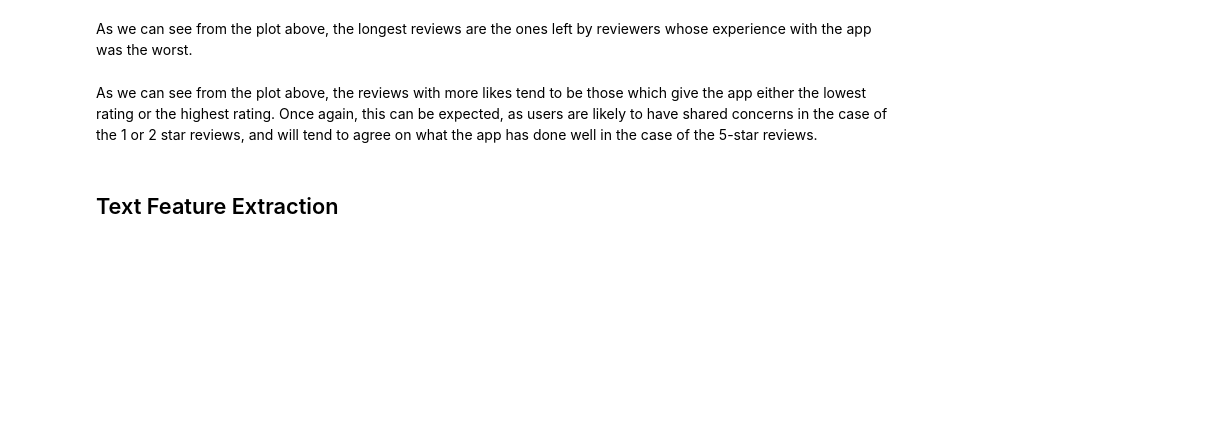
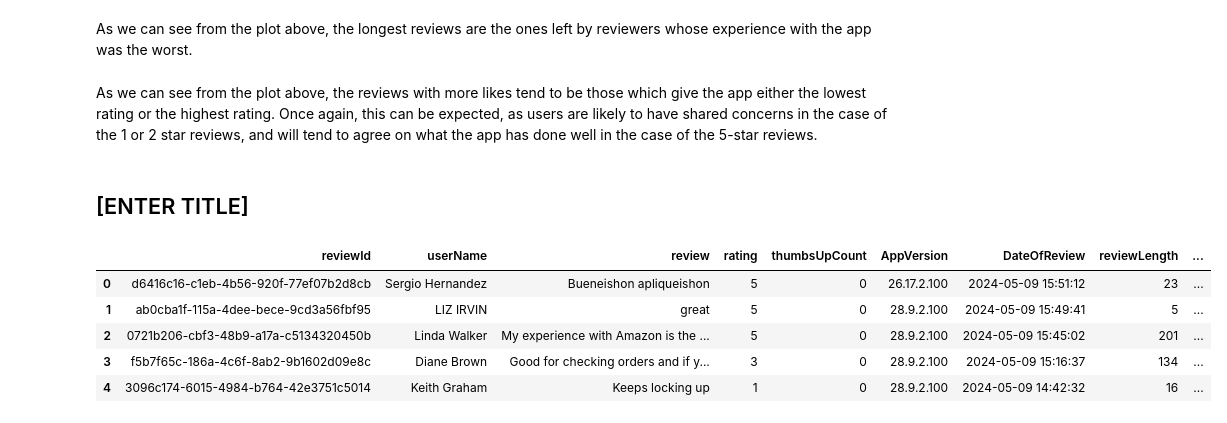
Before and after one commit to nick701/Amazon-Reviews-Analysis, a Jupyter notebook: amazon_analysis.ipynb, the cells around one changed output. Saved outputs shown, nothing was run; the diff lists cells and outputs as text; code cells hidden in the pictures; blank space fills up the shorter version.

```diff
--- a/amazon_analysis.ipynb
+++ b/amazon_analysis.ipynb
@@ -142,7 +142,35 @@ fig_length_thumbs = px.scatter(df_copy, x='reviewLength', y='thumbsUpCount', col
 fig_length_thumbs.show()
 # %% [markdown]
 As we can see from the plot above, the reviews with more likes tend to be those which give the app either the lowest rating or the highest rating. Once again, this can be expected, as users are likely to have shared concerns in the case of the 1 or 2 star reviews, and will tend to agree on what the app has done well in the case of the 5-star reviews.
-# %% [markdown]
-## Text Feature Extraction
 # %% [markdown]
-###
+## [ENTER TITLE]
+# %%
+# Create a copy of df titled df_nlp to use for NLP
+df_nlp = df.copy()
+# %%
+# Import necessary libraries
+from sklearn.feature_extraction.text import TfidfVectorizer
+from nltk.corpus import stopwords
+from nltk.stem import WordNetLemmatizer
+from nltk.tokenize import word_tokenize
+import nltk
+
+lemmatizer = WordNetLemmatizer()
+stop_words = set(stopwords.words('english'))
+
+# Preprocessing function
+def preprocess_text(text):
+    tokens = word_tokenize(text.lower())  # Use word_tokenize here
+    lemmatized = [lemmatizer.lemmatize(word) for word in tokens if word.isalpha() and word not in stop_words]
+    return ' '.join(lemmatized)
+
+df_nlp['processed_review'] = df_nlp['review'].apply(preprocess_text)
+
+df_nlp.head()
+# %% [output]
+|  | reviewId | userName | review | rating | thumbsUpCount | AppVersion | DateOfReview | reviewLength | ... |
+| 0 | d6416c16-c1eb-4b56-920f-77ef07b2d8cb | Sergio Hernandez | Bueneishon apliqueishon | 5 | 0 | 26.17.2.100 | 2024-05-09 15:51:12 | 23 | ... |
+| 1 | ab0cba1f-115a-4dee-bece-9cd3a56fbf95 | LIZ IRVIN | great | 5 | 0 | 28.9.2.100 | 2024-05-09 15:49:41 | 5 | ... |
+| 2 | 0721b206-cbf3-48b9-a17a-c5134320450b | Linda Walker | My experience with Amazon is the ... | 5 | 0 | 28.9.2.100 | 2024-05-09 15:45:02 | 201 | ... |
+| 3 | f5b7f65c-186a-4c6f-8ab2-9b1602d09e8c | Diane Brown | Good for checking orders and if y... | 3 | 0 | 28.9.2.100 | 2024-05-09 15:16:37 | 134 | ... |
+| 4 | 3096c174-6015-4984-b764-42e3751c5014 | Keith Graham | Keeps locking up | 1 | 0 | 28.9.2.100 | 2024-05-09 14:42:32 | 16 | ... |
```
Also changed, not shown: parts of 5 cells of this notebook.
